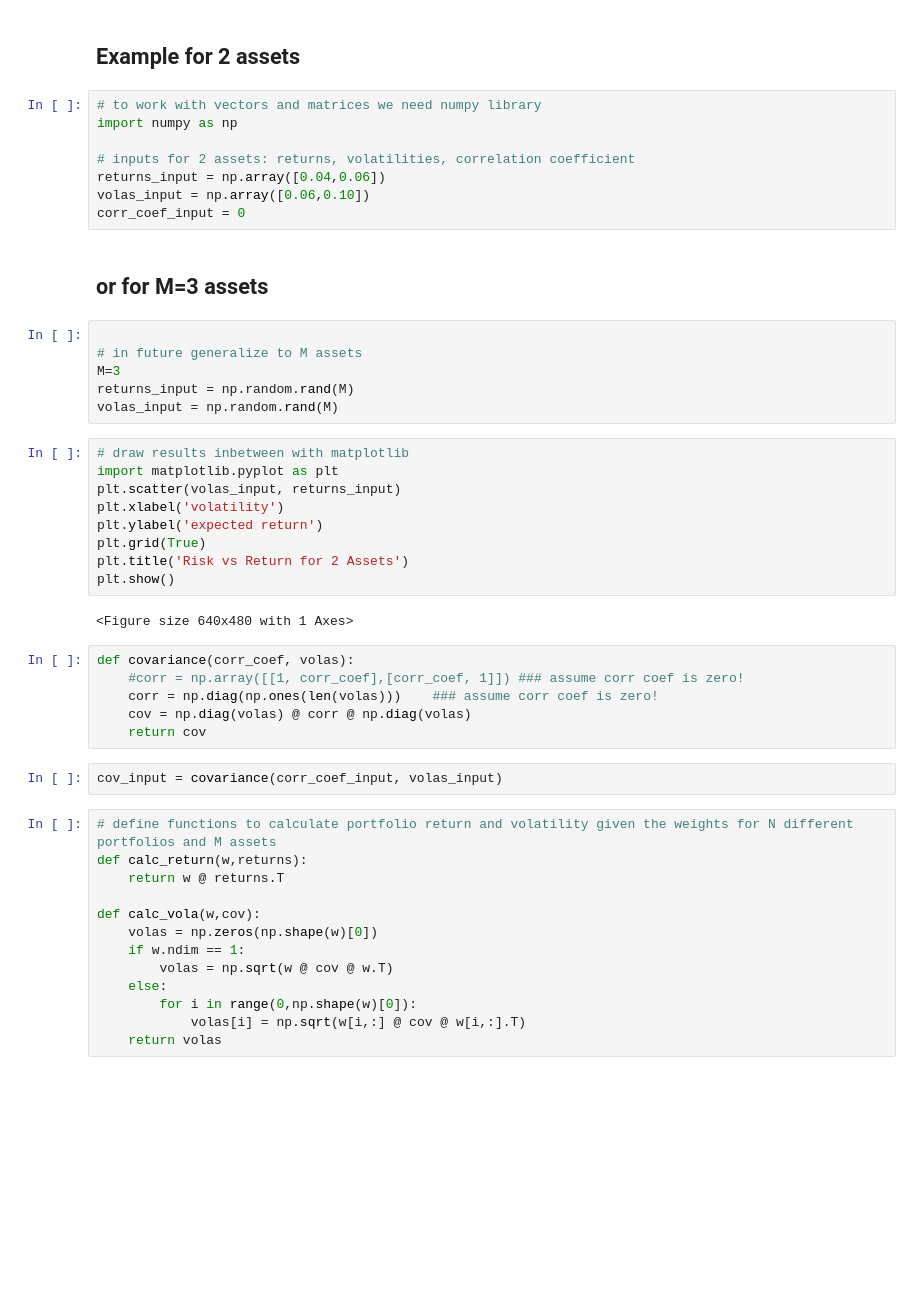
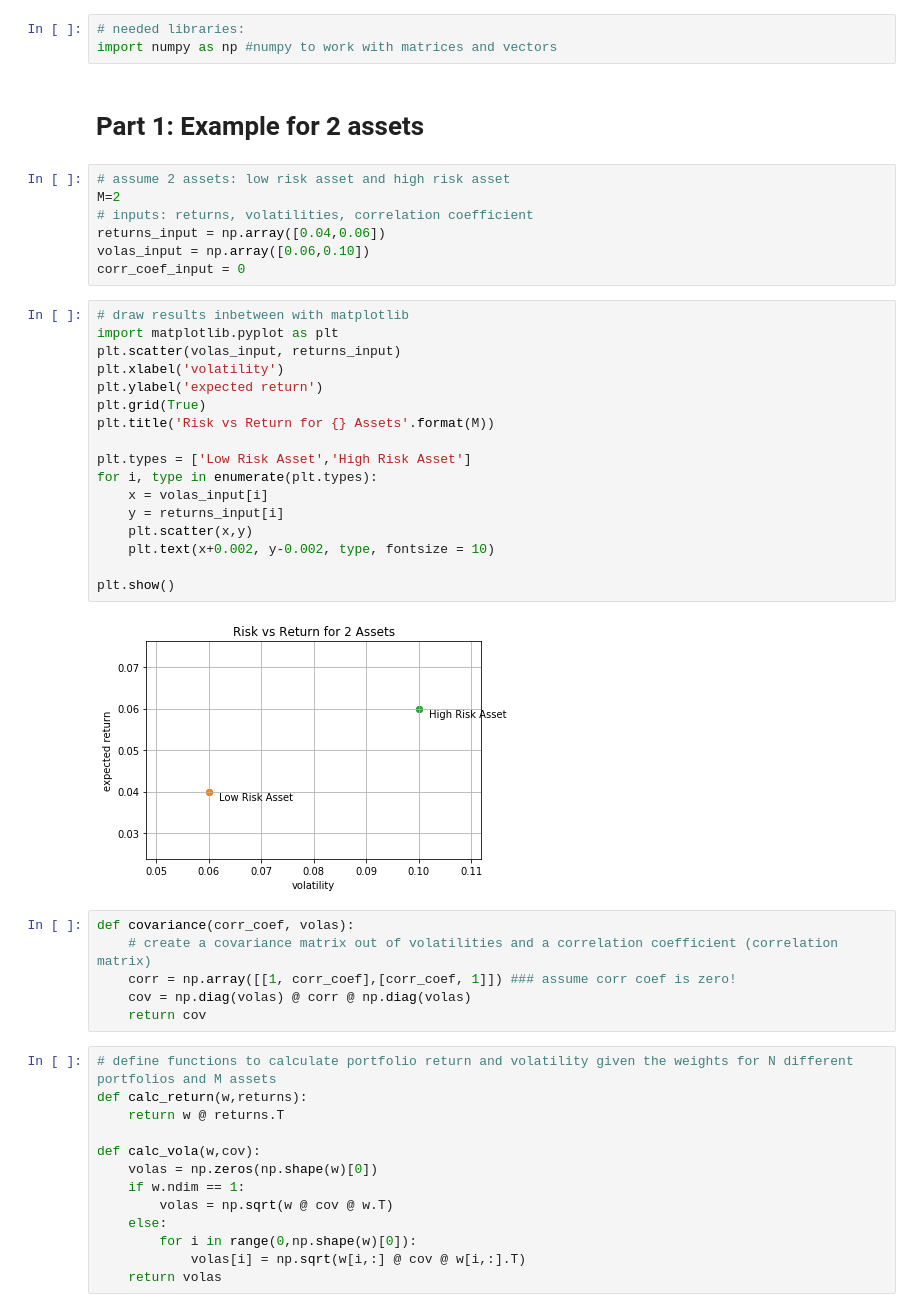
Before and after one commit to investeer-io/markowitz_bokeh, a Jupyter notebook: Markowitz_bokeh.ipynb, the cells around one changed output. Drawn from its saved outputs; the diff is of its cells as text; blank space fills up the shorter version.

```diff
--- a/Markowitz_bokeh.ipynb
+++ b/Markowitz_bokeh.ipynb
@@ -3,40 +3,40 @@
+# %%
+# needed libraries:
+import numpy as np #numpy to work with matrices and vectors
 # %% [markdown]
-## Example for 2 assets
+# Part 1: Example for 2 assets
 # %%
-# to work with vectors and matrices we need numpy library
-import numpy as np
-
-# inputs for 2 assets: returns, volatilities, correlation coefficient
+# assume 2 assets: low risk asset and high risk asset
+M=2
+# inputs: returns, volatilities, correlation coefficient
 returns_input = np.array([0.04,0.06])
 volas_input = np.array([0.06,0.10])
 corr_coef_input = 0
-# %% [markdown]
-## or for M=3 assets
-# %%
-
-# in future generalize to M assets
-M=3
-returns_input = np.random.rand(M)
-volas_input = np.random.rand(M)
 # %%
 # draw results inbetween with matplotlib
 import matplotlib.pyplot as plt
 plt.scatter(volas_input, returns_input)
 plt.xlabel('volatility')
 plt.ylabel('expected return')
 plt.grid(True)
-plt.title('Risk vs Return for 2 Assets')
+plt.title('Risk vs Return for {} Assets'.format(M))
+
+plt.types = ['Low Risk Asset','High Risk Asset']
+for i, type in enumerate(plt.types):
+    x = volas_input[i]
+    y = returns_input[i]
+    plt.scatter(x,y)
+    plt.text(x+0.002, y-0.002, type, fontsize = 10)
+
 plt.show()
 # %% [output]
-<Figure size 640x480 with 1 Axes>
+[figure, added]
 # %%
 def covariance(corr_coef, volas):
-    #corr = np.array([[1, corr_coef],[corr_coef, 1]]) ### assume corr coef is zero!
-    corr = np.diag(np.ones(len(volas)))    ### assume corr coef is zero!
+    # create a covariance matrix out of volatilities and a correlation coefficient (correlation matrix)
+    corr = np.array([[1, corr_coef],[corr_coef, 1]]) ### assume corr coef is zero!
     cov = np.diag(volas) @ corr @ np.diag(volas)
     return cov
-# %%
-cov_input = covariance(corr_coef_input, volas_input)
 # %%
 # define functions to calculate portfolio return and volatility given the weights for N different portfolios and M assets
 def calc_return(w,returns):
```
Also changed, not shown: parts of 35 cells of this notebook.
